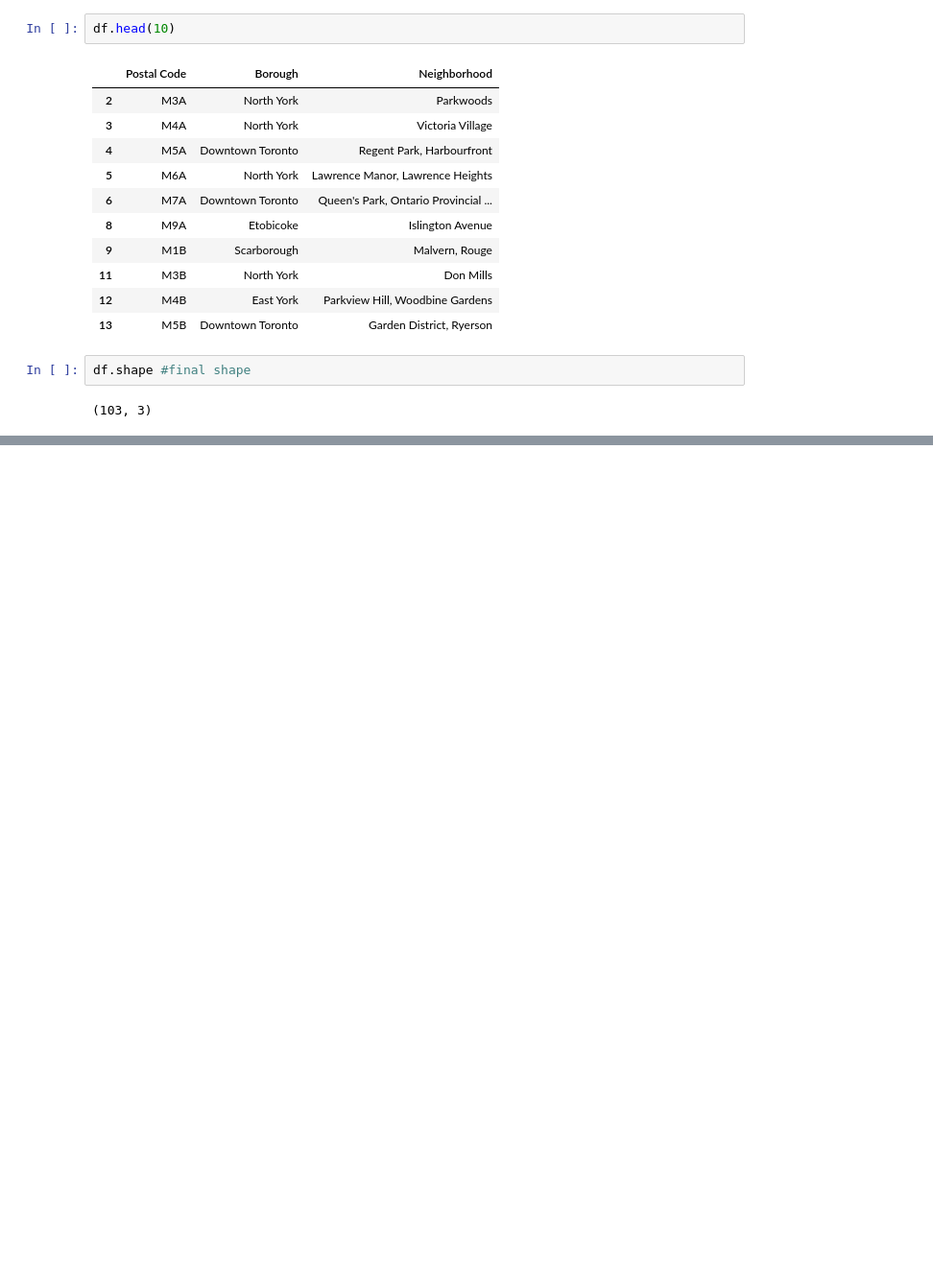
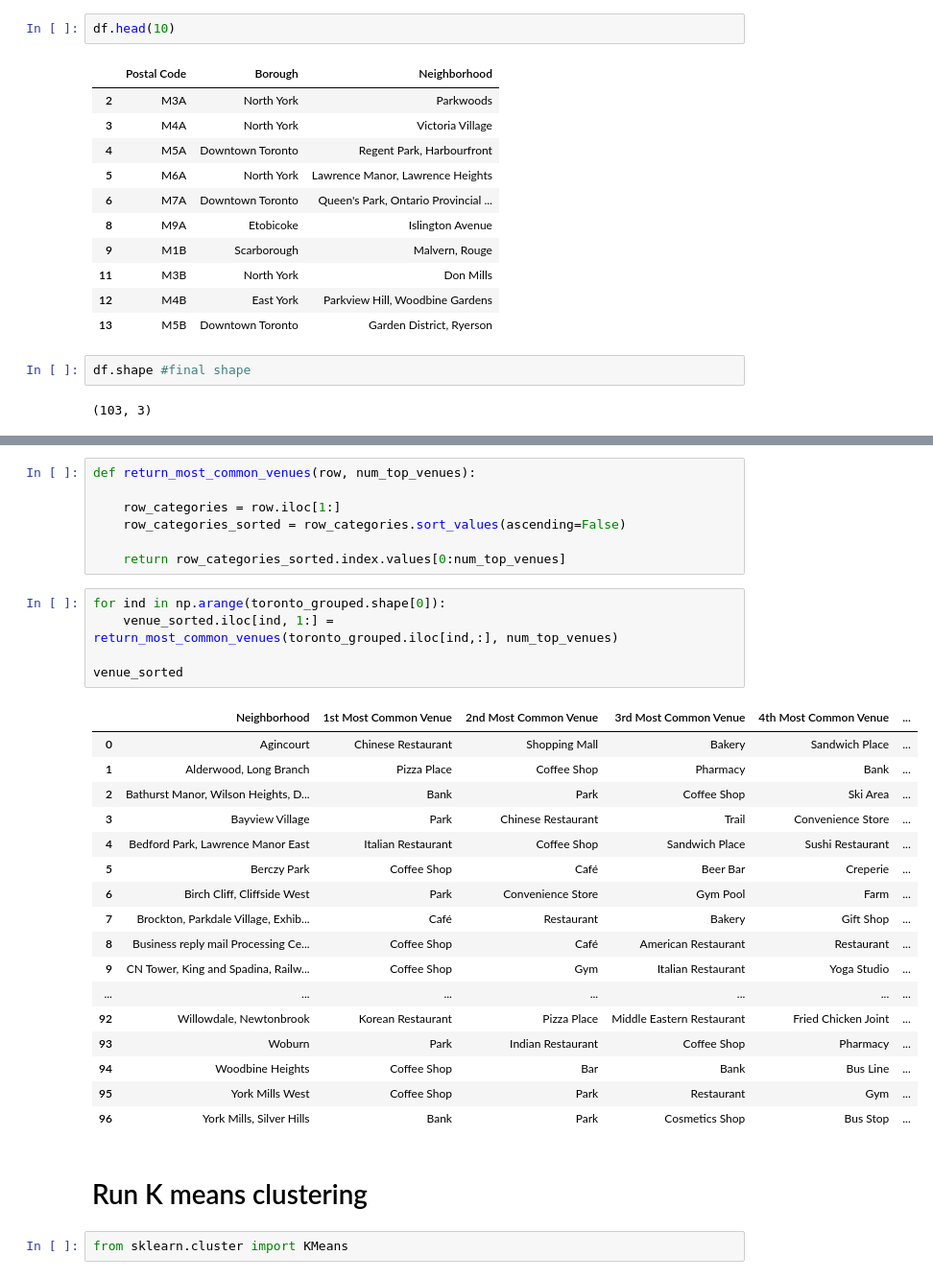
Before and after one commit to dkarris/Coursera_Capstone, a Jupyter notebook: Capstone_Project.ipynb, the cells around one changed output, grey strips where cells are left out. Shown at 96% size. Saved outputs shown, nothing was run; the diff lists cells and outputs as text; blank space fills up the shorter version.

```diff
--- a/Capstone_Project.ipynb
+++ b/Capstone_Project.ipynb
@@ -62,0 +463,34 @@ df.shape #final shape
+# %%
+def return_most_common_venues(row, num_top_venues):
+
+    row_categories = row.iloc[1:]
+    row_categories_sorted = row_categories.sort_values(ascending=False)
+
+    return row_categories_sorted.index.values[0:num_top_venues]
+# %%
+for ind in np.arange(toronto_grouped.shape[0]):
+    venue_sorted.iloc[ind, 1:] = return_most_common_venues(toronto_grouped.iloc[ind,:], num_top_venues)
+
+venue_sorted
+# %% [output]
+|  | Neighborhood | 1st Most Common Venue | 2nd Most Common Venue | 3rd Most Common Venue | 4th Most Common Venue | ... |
+| 0 | Agincourt | Chinese Restaurant | Shopping Mall | Bakery | Sandwich Place | ... |
+| 1 | Alderwood, Long Branch | Pizza Place | Coffee Shop | Pharmacy | Bank | ... |
+| 2 | Bathurst Manor, Wilson Heights, D... | Bank | Park | Coffee Shop | Ski Area | ... |
+| 3 | Bayview Village | Park | Chinese Restaurant | Trail | Convenience Store | ... |
+| 4 | Bedford Park, Lawrence Manor East | Italian Restaurant | Coffee Shop | Sandwich Place | Sushi Restaurant | ... |
+| 5 | Berczy Park | Coffee Shop | Café | Beer Bar | Creperie | ... |
+| 6 | Birch Cliff, Cliffside West | Park | Convenience Store | Gym Pool | Farm | ... |
+| 7 | Brockton, Parkdale Village, Exhib... | Café | Restaurant | Bakery | Gift Shop | ... |
+| 8 | Business reply mail Processing Ce... | Coffee Shop | Café | American Restaurant | Restaurant | ... |
+| 9 | CN Tower, King and Spadina, Railw... | Coffee Shop | Gym | Italian Restaurant | Yoga Studio | ... |
+| ... | ... | ... | ... | ... | ... | ... |
+| 92 | Willowdale, Newtonbrook | Korean Restaurant | Pizza Place | Middle Eastern Restaurant | Fried Chicken Joint | ... |
+| 93 | Woburn | Park | Indian Restaurant | Coffee Shop | Pharmacy | ... |
+| 94 | Woodbine Heights | Coffee Shop | Bar | Bank | Bus Line | ... |
+| 95 | York Mills West | Coffee Shop | Park | Restaurant | Gym | ... |
+| 96 | York Mills, Silver Hills | Bank | Park | Cosmetics Shop | Bus Stop | ... |
+# %% [markdown]
+# Run K means clustering
+# %%
+from sklearn.cluster import KMeans
```
Also changed, not shown: parts of 43 cells of this notebook.
